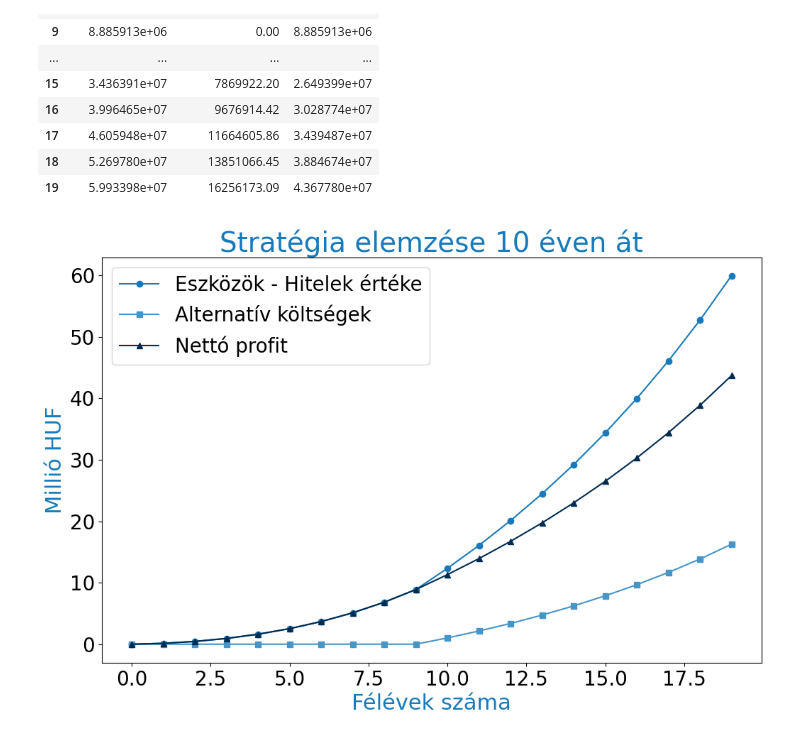
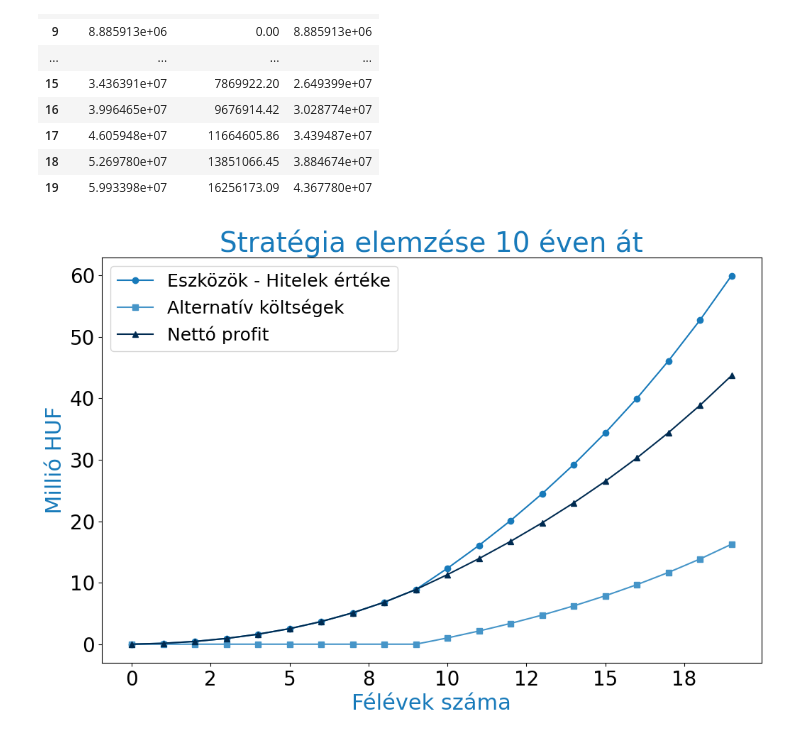
Before and after one commit to hakatiki/ETI-blog, a Jupyter notebook: content/blog/DH/notebook.ipynb, the cells around one changed output. Drawn from its saved outputs; the diff is of its cells as text; code cells hidden in the pictures.

Commit message:
updates, favicon, chart, etc

```diff
--- a/content/blog/DH/notebook.ipynb
+++ b/content/blog/DH/notebook.ipynb
@@ -52,38 +52,39 @@ height = width / 1.618  # Height is calculated based on the golden ratio
 title_fontsize = 28  # Title font size
 label_fontsize = 22  # Axis label font size
 tick_fontsize = 20  # Tick label font size
-legend_fontsize = 20  # Legend font size
+legend_fontsize = 18  # Legend font size
 
 fig, ax = plt.subplots(figsize=(width, height))
 fig.patch.set_alpha(0.0)
 ax.patch.set_alpha(0.0)
 
 # Define custom colors based on the provided specifications
 color_asset_debt = '#187ABA'  # Blue
 color_opportunity_cost = '#4695C8'  # Blue - 80%
 color_net_winnings = '#002B51'  # Navy
 
 # Plot each column with custom colors
 ax.plot(df_corrected.index, df_corrected['Asset-Debt Total'] / 1e6, label='Eszközök - Hitelek értéke', marker='o', color=color_asset_debt)
 ax.plot(df_corrected.index, df_corrected['Opportunity cost'] / 1e6, label='Alternatív költségek', marker='s', color=color_opportunity_cost)
 ax.plot(df_corrected.index, df_corrected['Net winnings'] / 1e6, label='Nettó profit', marker='^', color=color_net_winnings)
 
 # Format the y-axis to show labels as 'Millions'
 ax.yaxis.set_major_formatter(ticker.FuncFormatter(lambda x, pos: '{:,.0f}'.format(x)))
+ax.xaxis.set_major_formatter(ticker.FuncFormatter(lambda x, pos: '{:,.0f}'.format(x)))
 
 # Set title and labels with custom colors and font sizes
 ax.set_title('Stratégia elemzése 10 éven át', color=color_asset_debt, fontsize=title_fontsize)
 ax.set_xlabel('Félévek száma', color=color_asset_debt, fontsize=label_fontsize)
 ax.set_ylabel('Millió HUF', color=color_asset_debt, fontsize=label_fontsize)
 ax.tick_params(axis='both', which='major', labelsize=tick_fontsize)
 
 # Adjust the legend with custom font size
 ax.legend(fontsize=legend_fontsize)
 
 # Save the chart as an SVG file with custom colors and transparent background
 plt.savefig("../../../static/Financial_Data_Chart.svg", format='svg', transparent=True)
 
 # Show the plot
 plt.show()
 # %% [output]
-[figure, old version]
+[figure, new version]
```
Also changed, not shown: 13 other files.
